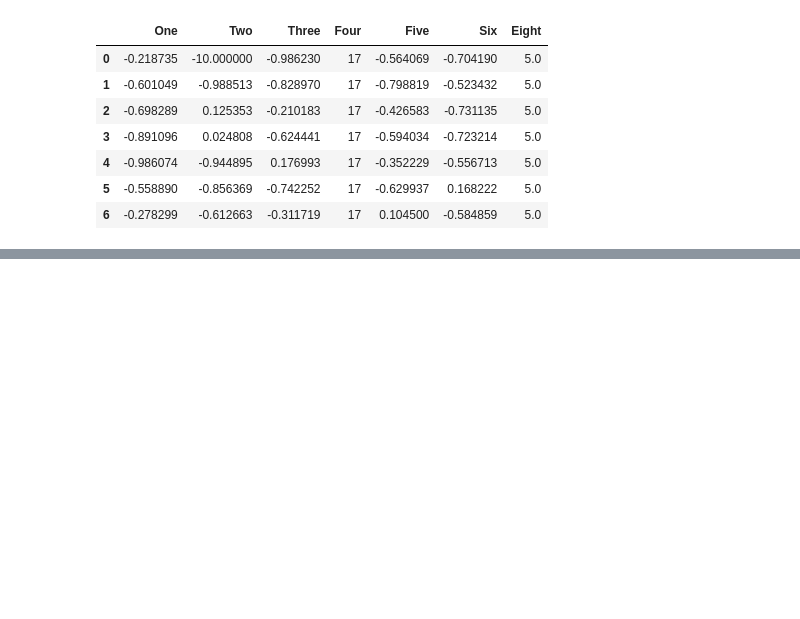
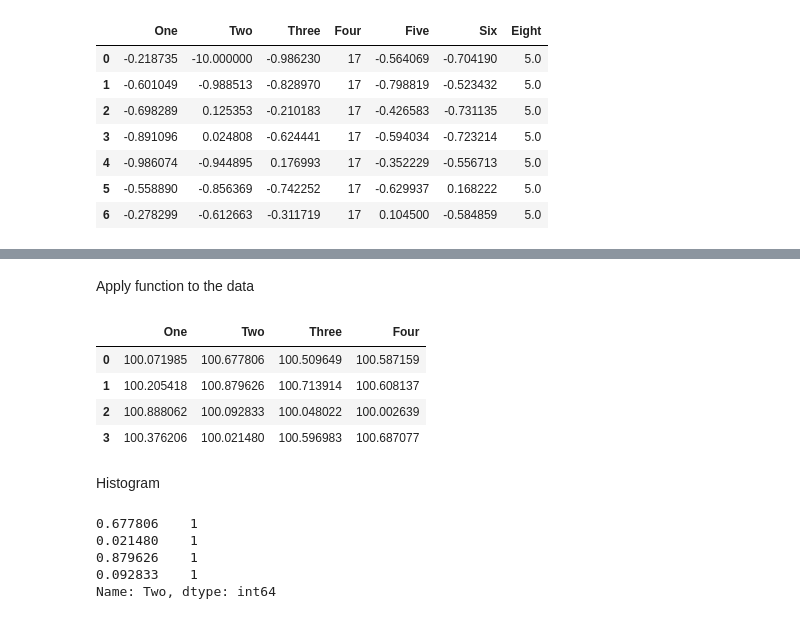
Before and after one commit to mprzybylak/minefields-pandas, a Jupyter notebook: HelloWorld.ipynb, the cells around one changed output, grey strips where cells are left out. Drawn from its saved outputs; the diff is of its cells as text; code cells hidden in the pictures; blank space fills up the shorter version.

```diff
--- a/HelloWorld.ipynb
+++ b/HelloWorld.ipynb
@@ -400,0 +414,5 @@ df_setting2.fillna(value=5)
+# %%
+df_operations = pd.DataFrame(
+    np.random.rand(4,4),
+    columns = ['One', 'Two', 'Three', 'Four']
+)
@@ -400,0 +439,20 @@ df_setting2.fillna(value=5)
+# %% [markdown]
+Apply function to the data
+# %%
+df_operations.apply(lambda x: x + 100)
+# %% [output]
+|  | One | Two | Three | Four |
+| 0 | 100.071985 | 100.677806 | 100.509649 | 100.587159 |
+| 1 | 100.205418 | 100.879626 | 100.713914 | 100.608137 |
+| 2 | 100.888062 | 100.092833 | 100.048022 | 100.002639 |
+| 3 | 100.376206 | 100.021480 | 100.596983 | 100.687077 |
+# %% [markdown]
+Histogram
+# %%
+df_operations['Two'].value_counts()
+# %% [output]
+0.677806    1
+0.021480    1
+0.879626    1
+0.092833    1
+Name: Two, dtype: int64
```
Also changed, not shown: parts of 6 cells of this notebook.
